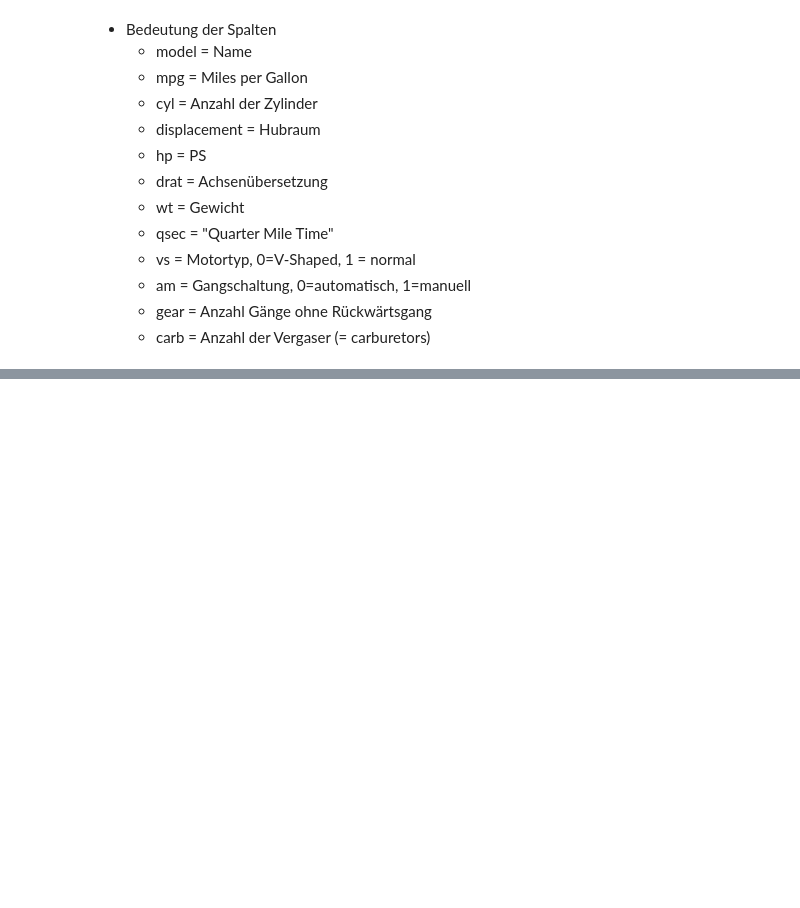
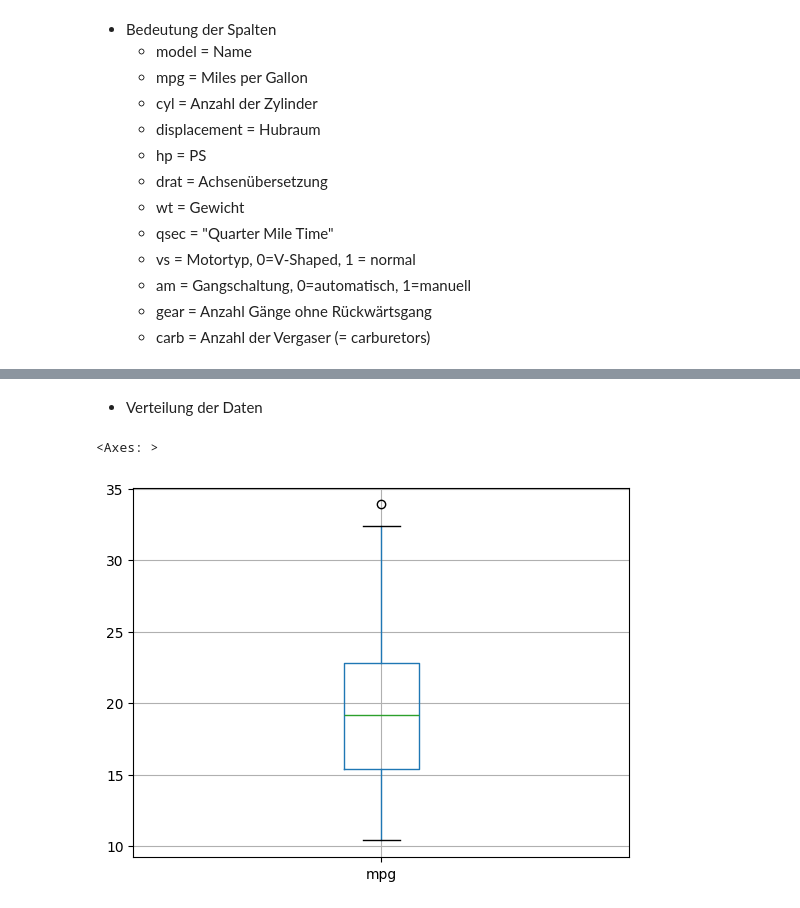
Before and after one commit to Javacream/org.javacream.training.python, a Jupyter notebook: programme/Woche9/motorcars/motorcars.ipynb, the cells around one changed output, grey strips where cells are left out. Drawn from its saved outputs; the diff is of its cells as text; code cells hidden in the pictures; blank space fills up the shorter version.

```diff
--- a/programme/Woche9/motorcars/motorcars.ipynb
+++ b/programme/Woche9/motorcars/motorcars.ipynb
@@ -54,0 +67,4 @@ memory usage: 3.1+ KB
+# %%
+category_candidates = ('cyl', 'vs', 'am', 'gear', 'carb')
+for column in category_candidates:
+    print(f'{column} has {df[column].nunique()} values')
@@ -54,0 +80,4 @@ memory usage: 3.1+ KB
+# %%
+for column in category_candidates:
+    df[column] = pd.Categorical(df[column])
+df.info()
@@ -54,0 +104,7 @@ memory usage: 3.1+ KB
+# %% [markdown]
+* Verteilung der Daten
+# %%
+df.boxplot('mpg')
+# %% [output]
+<Axes: >
+[figure, added]
```
Also changed, not shown: parts of 25 cells of this notebook.
